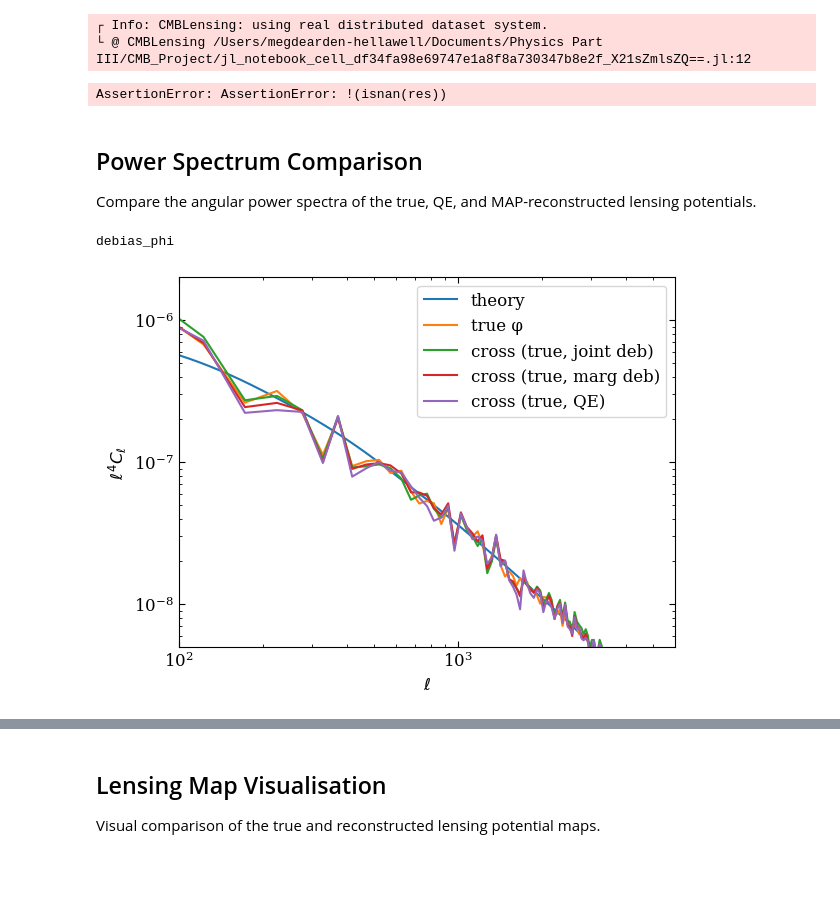
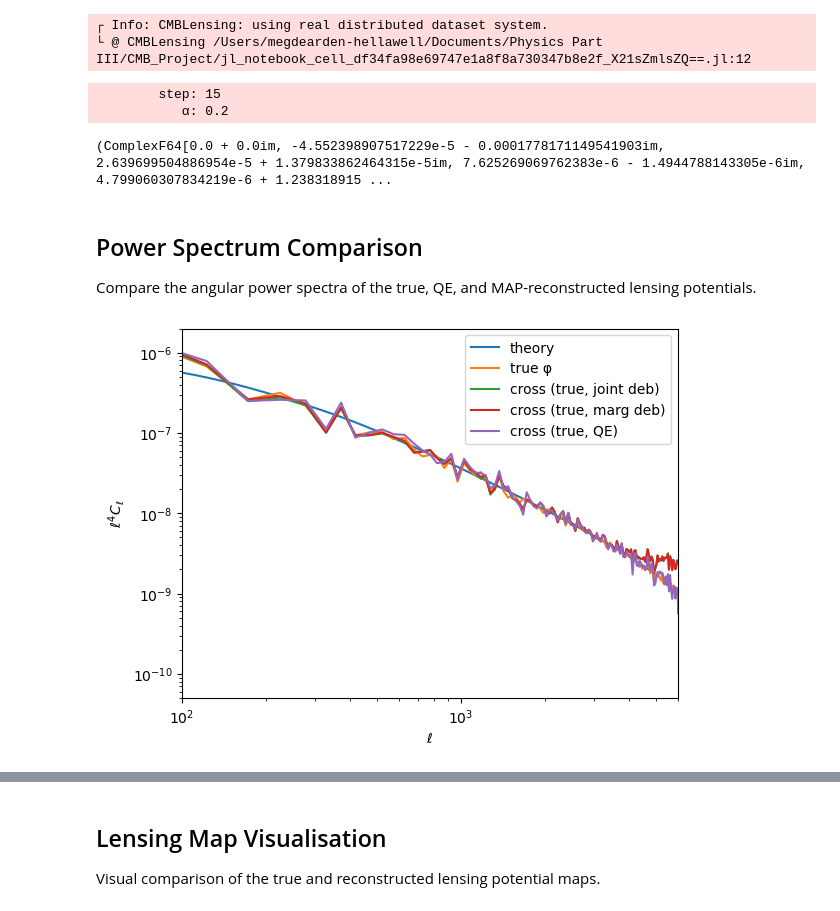
Before and after one commit to mdh959/CMB_Project, a Jupyter notebook: project.ipynb, the cells around one changed output, grey strips where cells are left out. Saved outputs shown, nothing was run; the diff lists cells and outputs as text; code cells hidden in the pictures; blank space fills up the shorter version.

```diff
--- a/project.ipynb
+++ b/project.ipynb
@@ -153,85 +156,37 @@ end
 
 # --- MAP_marg call ---
 ϕ_marg, hist_marg = MAP_marg(
-    ds,
-    ϕstart = ϕqe;
-    nsteps = 40,
-    nsteps_with_meanfield_update = 10,
-    Nsims = 100,
-    α = 0.1,
-    conjgrad_kwargs = (tol=1e-5, nsteps=500),
+    ds, ϕstart = ϕqe;
+    nsteps = 15,
+    #nsteps_with_meanfield_update = 5,
+    conjgrad_kwargs = (tol=1e-3, nsteps=100),
+    #α = 0.02,       # ← default is 0.2; MAP_joint converges at α≈0.018
     progress = true,
     pmap = map
 )
 # %% [output]
-AssertionError: AssertionError: !(isnan(res))
+        step: 15
+           α: 0.2
+(ComplexF64[0.0 + 0.0im, -4.552398907517229e-5 - 0.0001778171149541903im, 2.639699504886954e-5 + 1.379833862464315e-5im, 7.625269069762383e-6 - 1.4944788143305e-6im, 4.799060307834219e-6 + 1.238318915 ...
 # %% [markdown]
 ## Power Spectrum Comparison
 Compare the angular power spectra of the true, QE, and MAP-reconstructed lensing potentials.
-# %%
-using CMBLensing: Map, BaseField, Fourier
-
-"""
-    debias_phi_with_WL(ϕF, ℓc, W_L)
-
-Debias a lensing potential φ in Fourier basis by dividing by the
-empirical Wiener filter W_L (binned in ℓ).
-
-Returns a real-space `Map`.
-"""
-function debias_phi(ϕF::BaseField{Fourier}, ℓc::Vector{Float64}, W_L::Vector{Float64})
-    proj = ϕF.proj
-    φF   = ϕF.arr
-    NyF, NxF = size(φF)
-
-    ℓx = proj.ℓx[1:NxF]
-    ℓy = proj.ℓy[1:NyF]
-
-    ℓx2D = repeat(ℓx', NyF, 1)
-    ℓy2D = repeat(ℓy, 1, NxF)
-    ℓmag = @. sqrt(ℓx2D^2 + ℓy2D^2)
-
-    # Bin edges from centres
-    nbins = length(ℓc)
-    edges = similar(ℓc, nbins + 1)
-    edges[2:nbins] .= 0.5 .* (ℓc[1:nbins-1] .+ ℓc[2:nbins])
-    edges[1] = 0.0
-    edges[end] = maximum(ℓmag) * 1.001
-
-    # Work in Float64 to avoid truncation when input is Float32
-    debiasF = zeros(Complex{Float64}, size(φF))
-    for idx in eachindex(φF)
-        L = ℓmag[idx]
-        b = searchsortedfirst(edges, L) - 1
-        if 1 ≤ b ≤ nbins && W_L[b] > 1e-6
-            debiasF[idx] = Complex{Float64}(φF[idx]) / W_L[b]
-        end
-    end
-
-    return Map(BaseField{Fourier}(debiasF, proj))
-end
-# %% [output]
-debias_phi
 # %%
 using CMBLensing: get_ρℓ, get_ℓ⁴Cℓ
 # ------------------------------------------------------------------
 # 5) Compare spectra
 # ------------------------------------------------------------------
 
-ϕ_marg_deb  = debias_phi(ϕ_marg, ℓ, WL_emp_marg)
-ϕ_joint_deb = debias_phi(ϕJ, ℓ, WL_emp_joint)
-qe_false = quadratic_estimate(ds; weights=:lensed, wiener_filtered=false)
-ϕqe = qe_false.ϕqe
 
 figure()
 loglog(ℓ⁴ * Cℓ.total.ϕϕ,                label="theory")
 loglog(get_ℓ⁴Cℓ(ϕ),                     label="true φ")
 loglog(get_ℓ⁴Cℓ(ϕ, ϕ_joint_deb),        label="cross (true, joint deb)")
 loglog(get_ℓ⁴Cℓ(ϕ, ϕ_marg_deb),         label="cross (true, marg deb)")
-loglog(get_ℓ⁴Cℓ(ϕ, ϕqe),               label="cross (true, QE)")
-xlim(100, 6000); ylim(5e-9, 2e-6); legend()
+loglog(get_ℓ⁴Cℓ(ϕ, ϕqe_deb),               label="cross (true, QE)")
+xlim(100, 6000); ylim(5e-11, 2e-6); legend()
 xlabel(raw"$\ell$")
 ylabel(raw"$\ell^4 C_\ell$")
 gcf()
 # %% [output]
-[figure, old version]
+[figure, new version]
```
Also changed, not shown: parts of 28 cells of this notebook, 37 other files.
